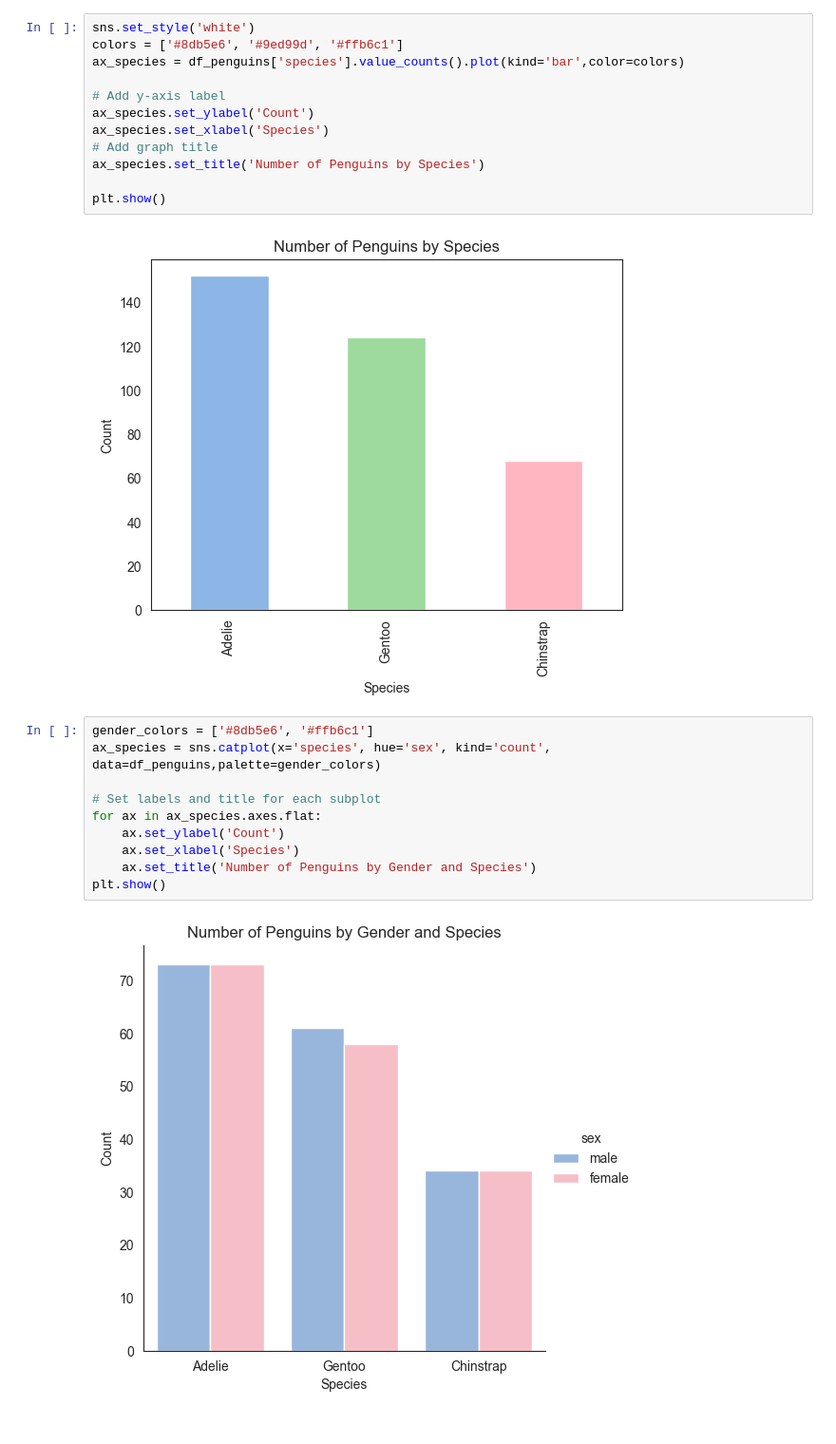
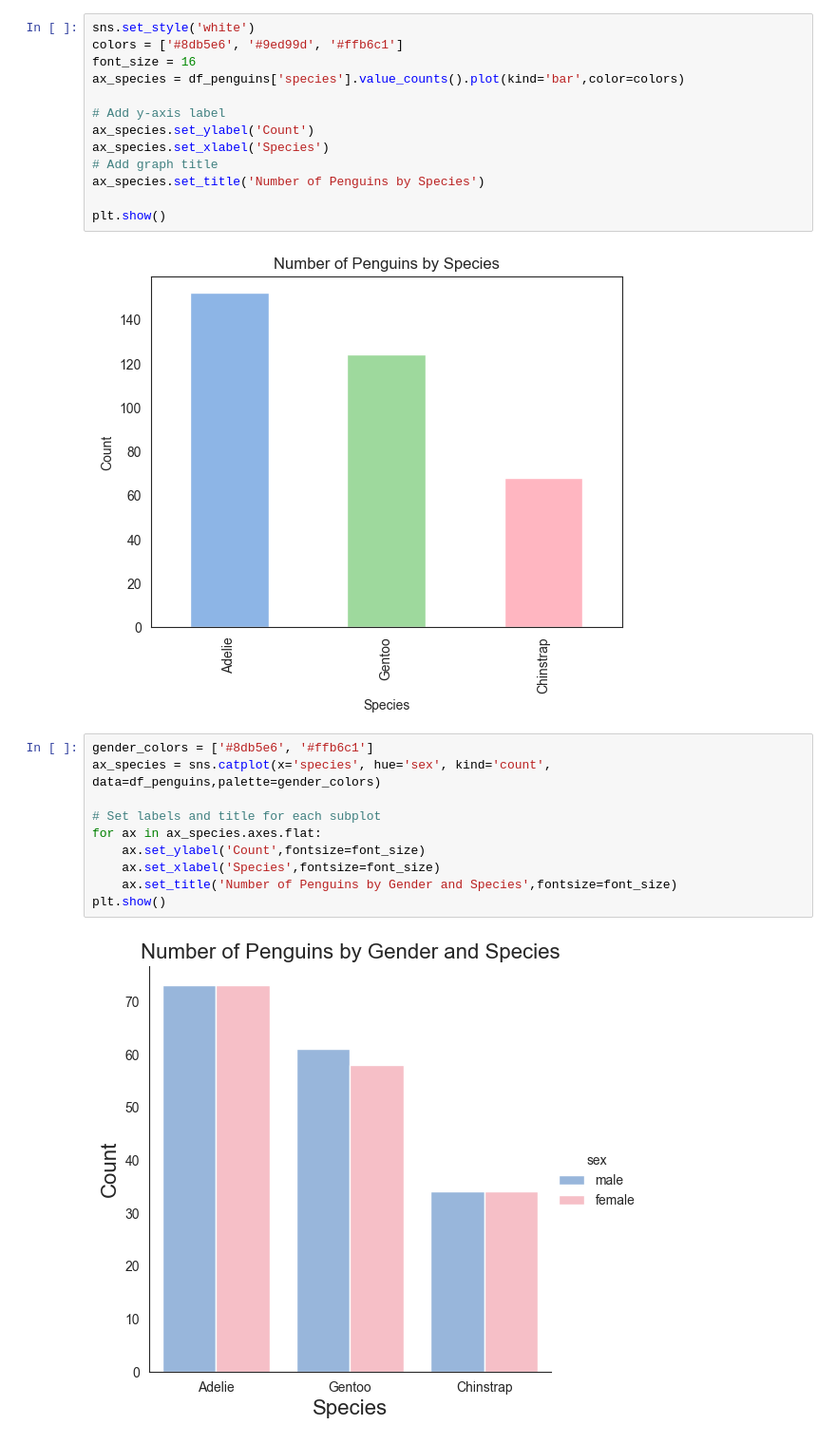
Before and after one commit to carinachu22/introtoAI, a Jupyter notebook: coursework.ipynb, the cells around one changed output. Shown: that part at 95% size. Saved outputs shown, nothing was run; the diff lists cells and outputs as text.

```diff
--- a/coursework.ipynb
+++ b/coursework.ipynb
@@ -42,6 +42,7 @@ We analyse the following things:
 # %%
 sns.set_style('white')
 colors = ['#8db5e6', '#9ed99d', '#ffb6c1']
+font_size = 16
 ax_species = df_penguins['species'].value_counts().plot(kind='bar',color=colors)
 
 # Add y-axis label
@@ -56,15 +57,15 @@ plt.show()
 # %%
 gender_colors = ['#8db5e6', '#ffb6c1']
 ax_species = sns.catplot(x='species', hue='sex', kind='count', data=df_penguins,palette=gender_colors)
 
 # Set labels and title for each subplot
 for ax in ax_species.axes.flat:
-    ax.set_ylabel('Count')
-    ax.set_xlabel('Species')
-    ax.set_title('Number of Penguins by Gender and Species')
+    ax.set_ylabel('Count',fontsize=font_size)
+    ax.set_xlabel('Species',fontsize=font_size)
+    ax.set_title('Number of Penguins by Gender and Species',fontsize=font_size)
 plt.show()
 # %% [output]
-[figure, old version]
+[figure, new version]
 # %%
 sns.swarmplot(x=df_penguins.island,y=df_penguins.bill_length_mm,hue=df_penguins.species, palette=colors)
 
```
Also changed, not shown: parts of 5 cells of this notebook.
